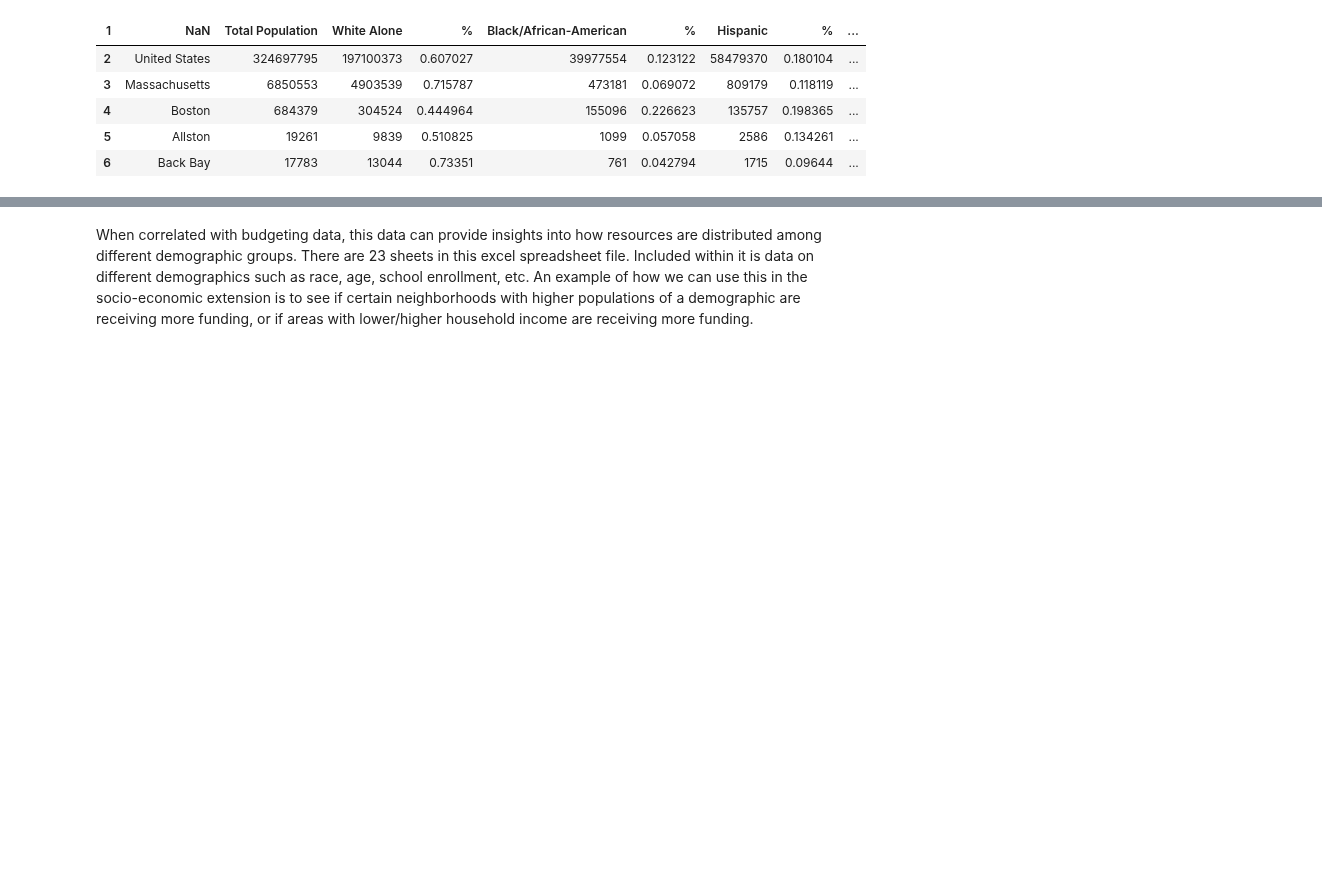
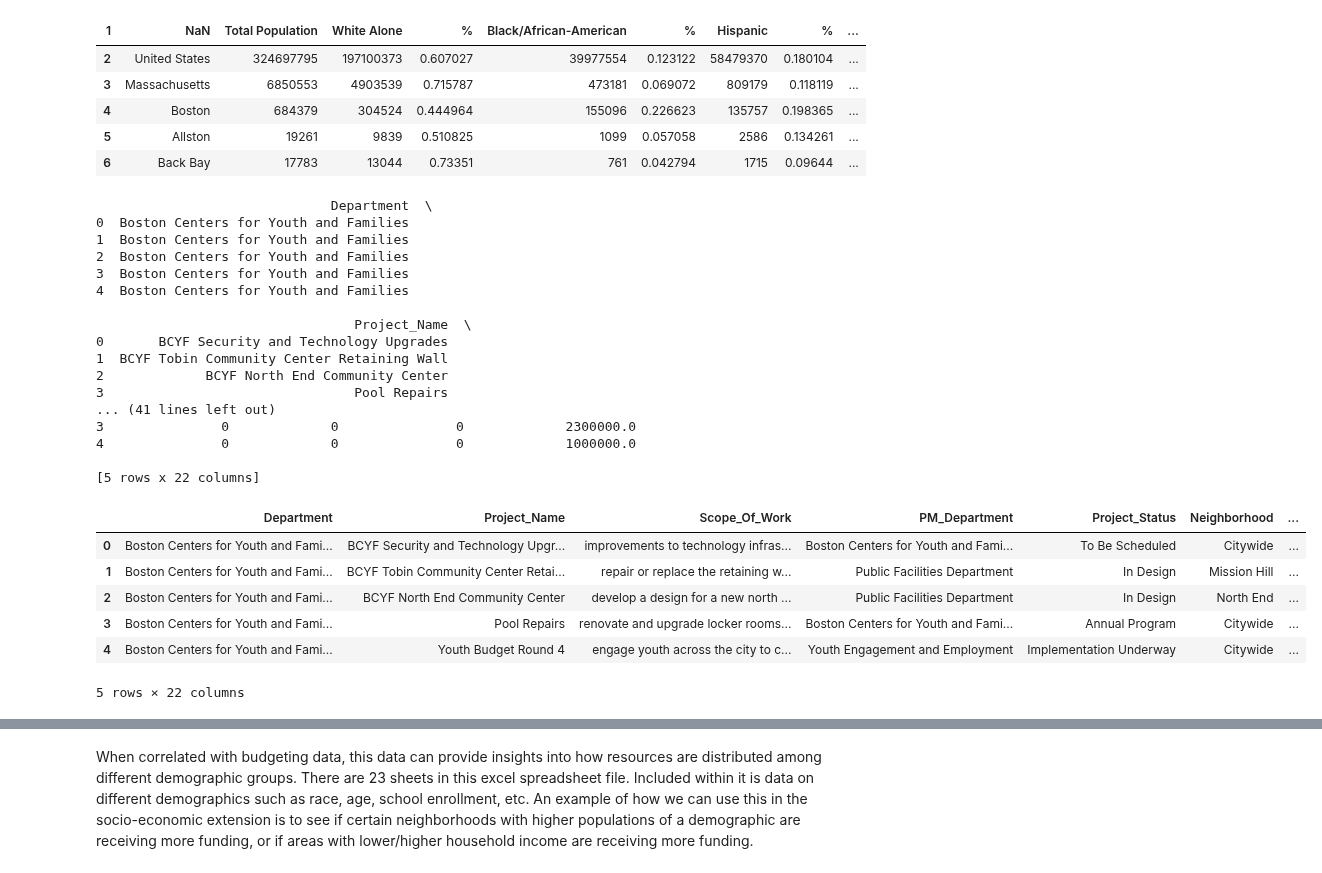
Before and after one commit to BU-Spark/ds-boston-city-budget, a Jupyter notebook: fa23-team-f/Extension/ExtensionExploration.ipynb, the cells around one changed output, grey strips where cells are left out. Saved outputs shown, nothing was run; the diff lists cells and outputs as text; code cells hidden in the pictures; blank space fills up the shorter version.

```diff
--- a/fa23-team-f/Extension/ExtensionExploration.ipynb
+++ b/fa23-team-f/Extension/ExtensionExploration.ipynb
@@ -47,3 +47,54 @@ df2.head()
 | 4 | Boston | 684379 | 304524 | 0.444964 | 155096 | 0.226623 | 135757 | 0.198365 | ... |
 | 5 | Allston | 19261 | 9839 | 0.510825 | 1099 | 0.057058 | 2586 | 0.134261 | ... |
 | 6 | Back Bay | 17783 | 13044 | 0.73351 | 761 | 0.042794 | 1715 | 0.09644 | ... |
+# %%
+df2 = df2.loc[:, ~df2.columns.astype(str).str.contains('%')]
+df2 = df2.rename(columns={df2.columns[0]: 'Neighborhood'})
+
+
+capital = pd.read_csv("../data/fy24-capital-budget-plan-recommended.csv")
+capital = capital.drop_duplicates()
+capital.fillna(0, inplace=True)
+capital['Total_Project_Budget'] = pd.to_numeric(capital['Total_Project_Budget'], errors='coerce')
+# Handling any new missing values after conversion
+capital['Total_Project_Budget'].fillna(capital['Total_Project_Budget'].median(), inplace=True)
+from sklearn.preprocessing import LabelEncoder
+le = LabelEncoder()
+#encoding categories into numericla values
+#df['Department'] = le.fit_transform(df['Department'])
+
+#for text data processing, if needed, for example, making all text lowercase, removing punctuation, etc.
+capital['Scope_Of_Work'] = capital['Scope_Of_Work'].str.lower().str.replace('[^\w\s]', '')
+
+# Further steps such as handling outliers, feature engineering, etc., can be added as needed.
+
+# Check the DataFrame after cleaning
+print(capital.head())
+
+
+capital.head()
+# %% [output]
+                              Department  \
+0  Boston Centers for Youth and Families
+1  Boston Centers for Youth and Families
+2  Boston Centers for Youth and Families
+3  Boston Centers for Youth and Families
+4  Boston Centers for Youth and Families
+
+                                 Project_Name  \
+0       BCYF Security and Technology Upgrades
+1  BCYF Tobin Community Center Retaining Wall
+2             BCYF North End Community Center
+3                                Pool Repairs
+... (41 lines left out)
+3               0             0               0             2300000.0
+4               0             0               0             1000000.0
+
+[5 rows x 22 columns]
+|  | Department | Project_Name | Scope_Of_Work | PM_Department | Project_Status | Neighborhood | ... |
+| 0 | Boston Centers for Youth and Fami... | BCYF Security and Technology Upgr... | improvements to technology infras... | Boston Centers for Youth and Fami... | To Be Scheduled | Citywide | ... |
+| 1 | Boston Centers for Youth and Fami... | BCYF Tobin Community Center Retai... | repair or replace the retaining w... | Public Facilities Department | In Design | Mission Hill | ... |
+| 2 | Boston Centers for Youth and Fami... | BCYF North End Community Center | develop a design for a new north ... | Public Facilities Department | In Design | North End | ... |
+| 3 | Boston Centers for Youth and Fami... | Pool Repairs | renovate and upgrade locker rooms... | Boston Centers for Youth and Fami... | Annual Program | Citywide | ... |
+| 4 | Boston Centers for Youth and Fami... | Youth Budget Round 4 | engage youth across the city to c... | Youth Engagement and Employment | Implementation Underway | Citywide | ... |
+5 rows × 22 columns
```
Also changed, not shown: parts of 8 cells of this notebook.
